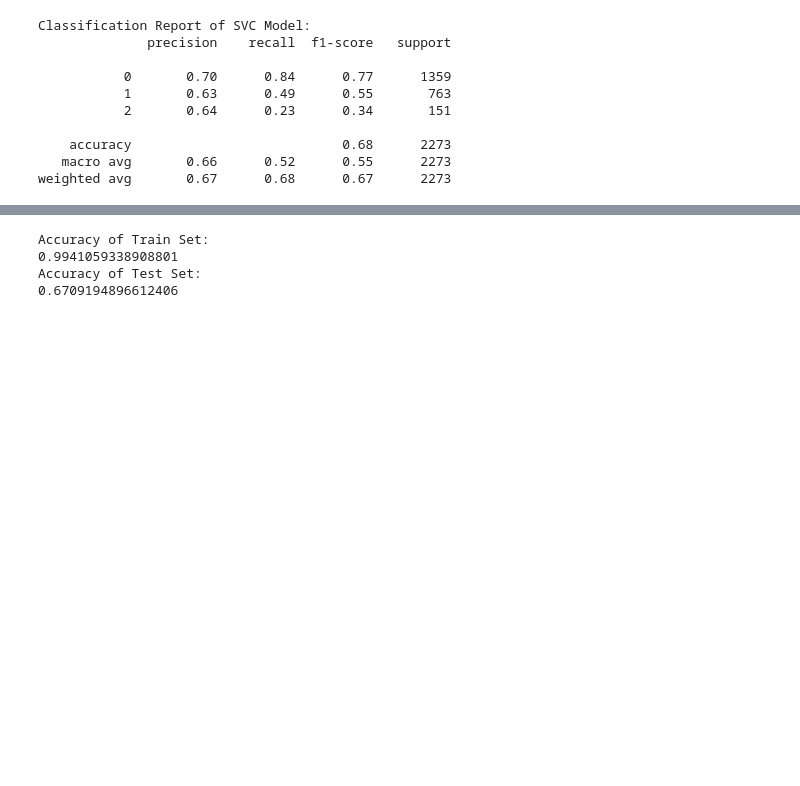
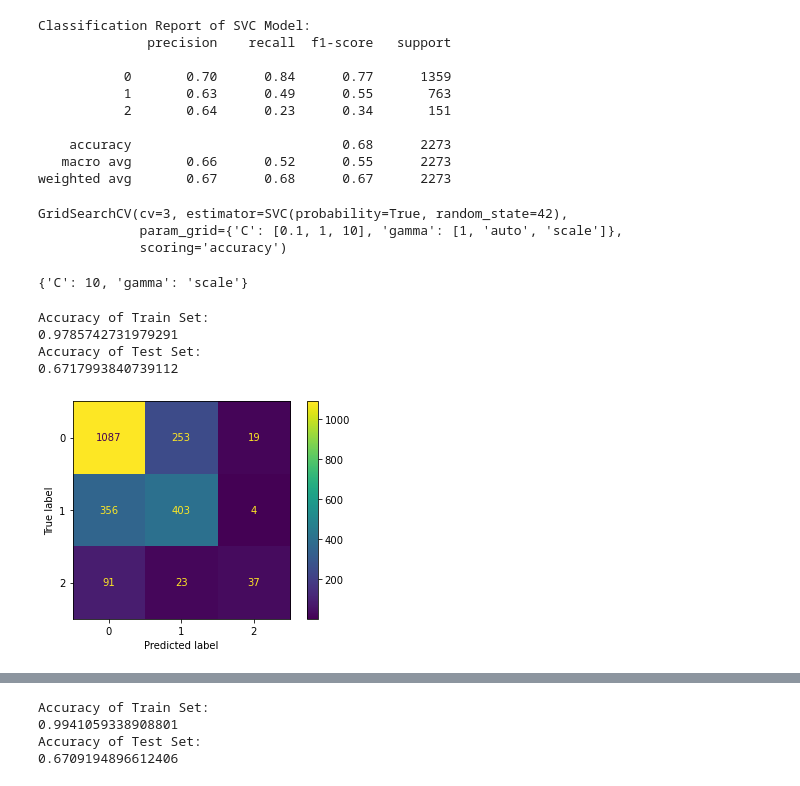
Before and after one commit to VolhaP87/Twitter_Sentiment_Analysis, a Jupyter notebook: Untitled.ipynb, the cells around one changed output, grey strips where cells are left out. Drawn from its saved outputs; the diff is of its cells as text; code cells hidden in the pictures; blank space fills up the shorter version.

```diff
--- a/Untitled.ipynb
+++ b/Untitled.ipynb
@@ -577,3 +684,37 @@ Classification Report of SVC Model:
     accuracy                           0.68      2273
    macro avg       0.66      0.52      0.55      2273
 weighted avg       0.67      0.68      0.67      2273
+# %%
+svc_tuned = SVC(random_state=42, probability=True)
+param_grid = {'C': [0.1, 1, 10],
+              'gamma': [1, 'auto', 'scale']}
+
+grid_search = GridSearchCV(estimator = svc_tuned,
+                           param_grid = param_grid,
+                           cv = 3,
+                           scoring='accuracy')
+grid_search.fit(X_train_resampled, y_train_resampled)
+# %% [output]
+GridSearchCV(cv=3, estimator=SVC(probability=True, random_state=42),
+             param_grid={'C': [0.1, 1, 10], 'gamma': [1, 'auto', 'scale']},
+             scoring='accuracy')
+# %%
+grid_search.best_params_
+# %% [output]
+{'C': 10, 'gamma': 'scale'}
+# %%
+svc_tuned = SVC(random_state=42, probability=True, C=10, gamma='scale')
+svc_tuned.fit(X_train_resampled, y_train_resampled)
+print("Accuracy of Train Set:")
+print(svc_tuned.score(X_train_resampled, y_train_resampled))
+print("Accuracy of Test Set:")
+print(svc_tuned.score(X_test_vectorized, y_test))
+# %% [output]
+Accuracy of Train Set:
+0.9785742731979291
+Accuracy of Test Set:
+0.6717993840739112
+# %%
+plot_confusion_matrix(svc_tuned, X_test_vectorized, y_test);
+# %% [output]
+[figure, added]
```
Also changed, not shown: parts of 17 cells of this notebook.
